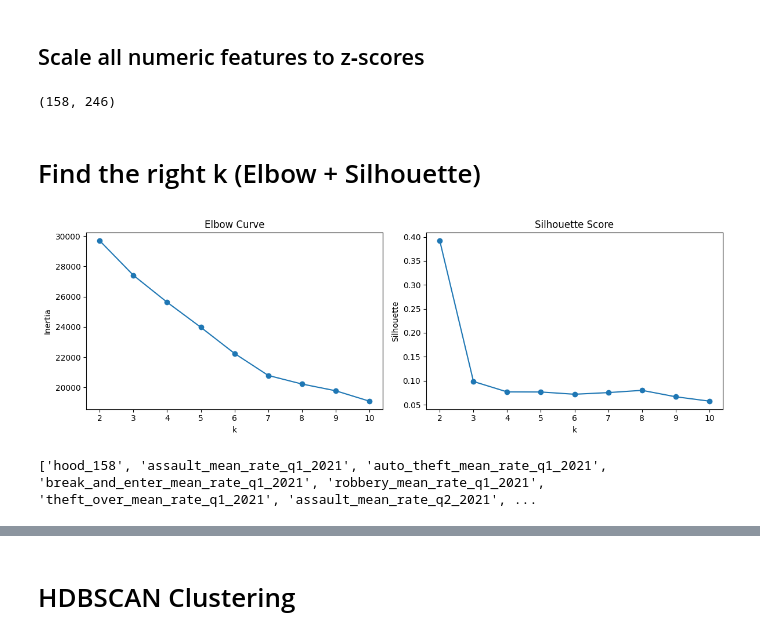
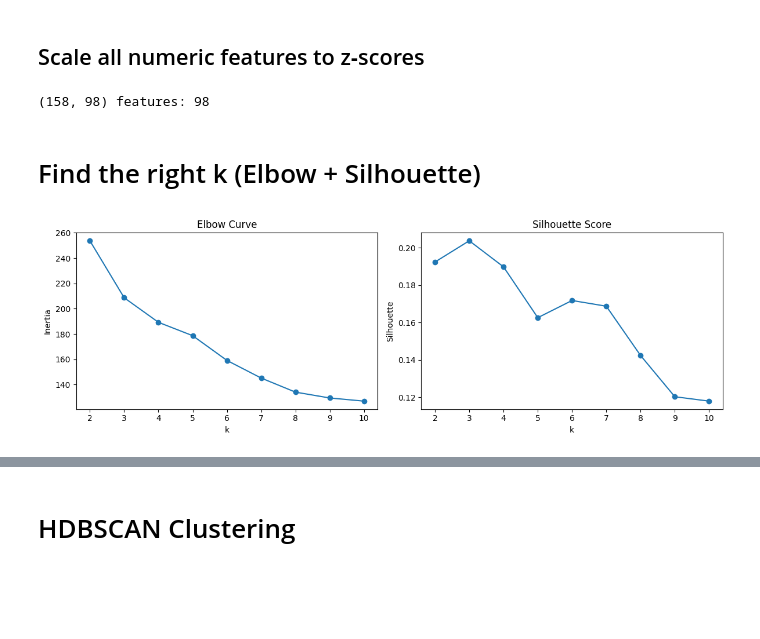
Before and after one commit to Ratnor/Socio-phenotype-classifier, a Jupyter notebook: Final_Cleaned.ipynb, the cells around one changed output, grey strips where cells are left out. Drawn from its saved outputs; the diff is of its cells as text; code cells hidden in the pictures; blank space fills up the shorter version.

```diff
--- a/Final_Cleaned.ipynb
+++ b/Final_Cleaned.ipynb
@@ -860,14 +862,14 @@ X_crime = final_features_df[crime_features].replace([np.inf, -np.inf], np.nan)
 # 3) Impute NaN → 0 (interpreted as “no change” for YOY and “no variability” for CV)
 X_crime_filled = X_crime.fillna(0)
 
-# 4) Fit StandardScaler on the cleaned crime block
-scaler_crime = StandardScaler()
-scaler_crime.fit(X_crime_filled)
+# # 4) Fit StandardScaler on the cleaned crime block
+# scaler_crime = StandardScaler()
+# scaler_crime.fit(X_crime_filled)
 
-# 5) Transform & append z‑score columns
-scaled = scaler_crime.transform(X_crime_filled)
-for idx, feat in enumerate(crime_features):
-    final_features_df[f"{feat}_z"] = scaled[:, idx]
+# # 5) Transform & append z‑score columns
+# scaled = scaler_crime.transform(X_crime_filled)
+# for idx, feat in enumerate(crime_features):
+#     final_features_df[f"{feat}_z"] = scaled[:, idx]
 
 # 6) Convert HOOD_158 to int
 final_features_df['HOOD_158'] = final_features_df['HOOD_158'].astype(int)
@@ -876,8 +878,8 @@ final_features_df['HOOD_158'] = final_features_df['HOOD_158'].astype(int)
 print("Features with flags:")
 display(final_features_df.head())
 print("\nNew shape:", final_features_df.shape)
-print("Crime features (cleaned) + their z‑scores:")
-display(final_features_df[crime_features + [f"{f}_z" for f in crime_features]].head())
+print("Crime features (cleaned) preview (no z-scores shown here):")
+display(final_features_df[crime_features].head())
 # %% [output]
 Features with flags:
 |  | HOOD_158 | MCI_CATEGORY | mean_rate_Q1_2021 | mean_rate_Q2_2021 | mean_rate_Q3_2021 | mean_rate_Q4_2021 | ... |
@@ -1231,50 +1466,38 @@ desc[['mean', 'std', 'min', 'max']]
 | in_core_housing_need | -2.951226e-16 | 1.003180 | -1.744261 | 2.827639 |
 # %% [markdown]
 ## Scale all numeric features to z‑scores
-# %%
-# 4a) pull out your ID and numeric columns
-ids          = final_matrix[['hood_158']]
-feature_df   = final_matrix.drop(columns='hood_158')
-numeric_cols = feature_df.columns  # everything left should be numeric
-
-# 4b) fit & transform
-scaler = StandardScaler()
-scaled_vals = scaler.fit_transform(feature_df[numeric_cols])
-
-# 4c) rebuild a DataFrame
-X = (
-    ids
-    .join(pd.DataFrame(scaled_vals, columns=numeric_cols, index=feature_df.index))
-)
-
-X.shape
-# %% [output]
-(158, 246)
+# %%
+# === USE THE BALANCED MATRIX INSTEAD OF THE OLD ONE ===========================
+id_col = 'hood_158'
+
+ids          = X_balanced[[id_col]]
+feature_df   = X_balanced.drop(columns=id_col)
+numeric_cols = feature_df.columns  # everything here is numeric and already balanced
+
+# No need to scale again – it's already scaled & block-weighted above.
+X = feature_df.values  # numpy array for clustering libs that expect it
+
+print(X.shape, "features:", len(numeric_cols))
+# ============================================================================
+# %% [output]
+(158, 98) features: 98
 # %% [markdown]
 # Find the right k (Elbow + Silhouette)
 # %%
 inertia_list, sil_list = [], []
 K_range = range(2,11)
 
+X_mat = X  # X was feature_df.values
 for k in K_range:
-    km = KMeans(n_clusters=k, random_state=42).fit(X[numeric_cols])
+    km = KMeans(n_clusters=k, random_state=42, n_init='auto').fit(X_mat)
     inertia_list.append(km.inertia_)
-    sil_list.append(silhouette_score(X[numeric_cols], km.labels_))
+    sil_list.append(silhouette_score(X_mat, km.labels_))
+
 
 fig, (ax1,ax2) = plt.subplots(1,2, figsize=(12,4))
 ax1.plot(K_range, inertia_list,   'o-'); ax1.set_title('Elbow Curve');       ax1.set_xlabel('k'); ax1.set_ylabel('Inertia')
 ax2.plot(K_range, sil_list,       'o-'); ax2.set_title('Silhouette Score'); ax2.set_xlabel('k'); ax2.set_ylabel('Silhouette')
 plt.tight_layout()
 plt.show()
 # %% [output]
-[figure, old version]
+[figure, new version]
-# %%
-best_k = 2
-km     = KMeans(n_clusters=best_k, random_state=42)
-labels = km.fit_predict(X[numeric_cols])
-final_matrix['cluster'] = labels
-
-
-print(final_matrix.columns.tolist())
-# %% [output]
-['hood_158', 'assault_mean_rate_q1_2021', 'auto_theft_mean_rate_q1_2021', 'break_and_enter_mean_rate_q1_2021', 'robbery_mean_rate_q1_2021', 'theft_over_mean_rate_q1_2021', 'assault_mean_rate_q2_2021', ...
```
Also changed, not shown: parts of 22 cells of this notebook.
